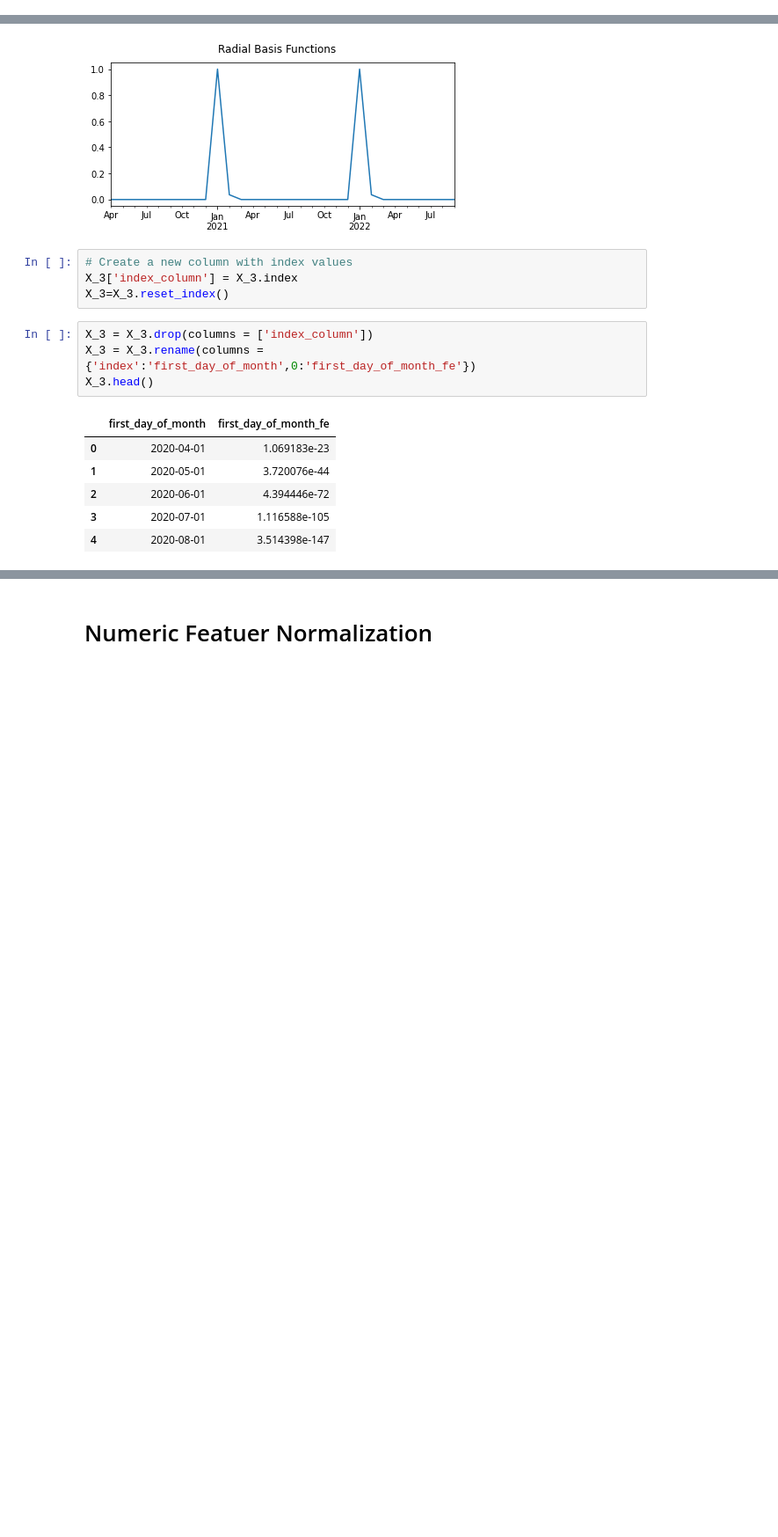
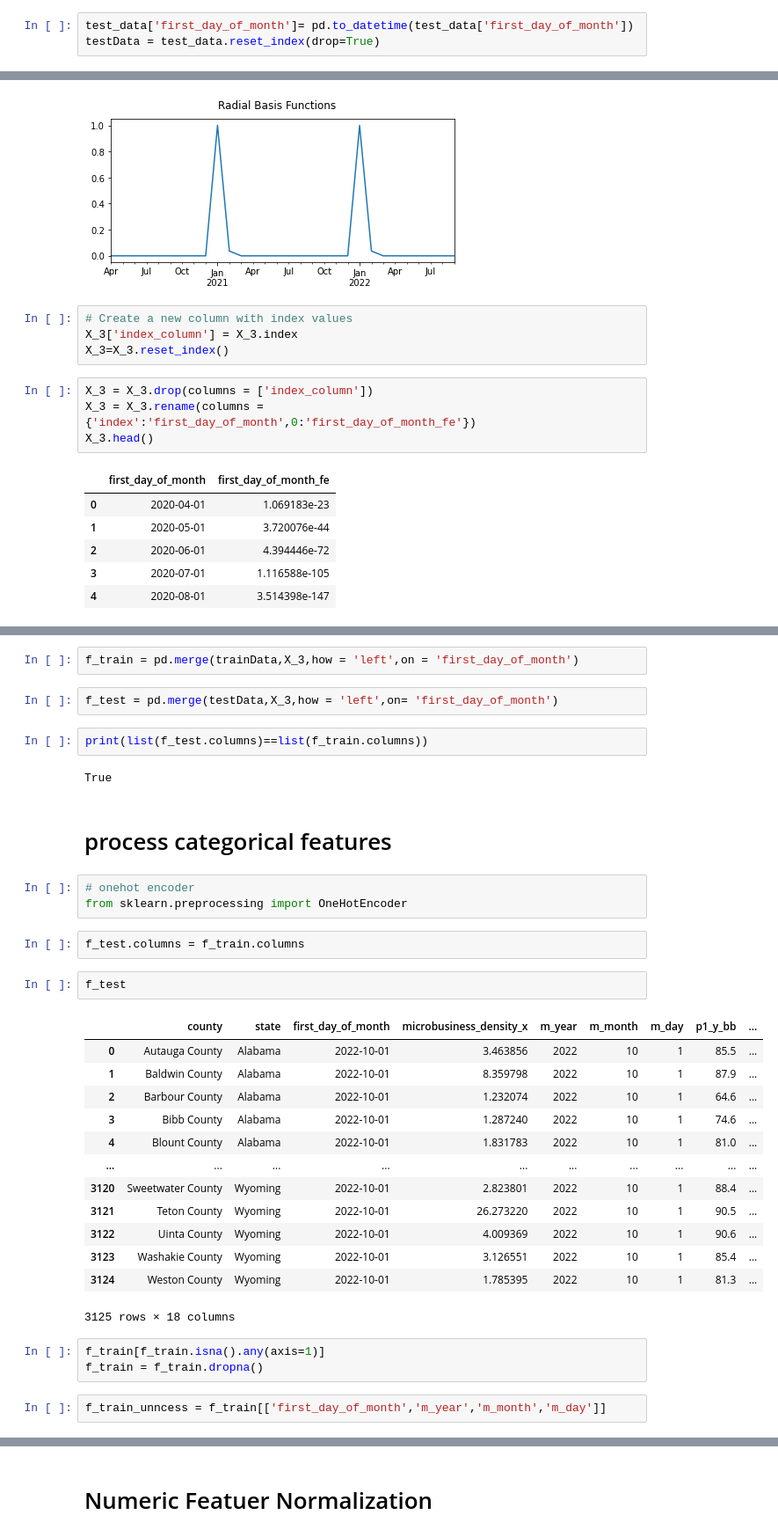
Before and after one commit to Joheun-Kang/microb, a Jupyter notebook: notebook/microb.ipynb, the cells around one changed output, grey strips where cells are left out. Shown: that part at 88% size. Saved outputs shown, nothing was run; the diff lists cells and outputs as text; blank space fills up the shorter version.

```diff
--- a/notebook/microb.ipynb
+++ b/notebook/microb.ipynb
@@ -740,0 +718,3 @@ trainData.head()
+# %%
+test_data['first_day_of_month']= pd.to_datetime(test_data['first_day_of_month'])
+testData = test_data.reset_index(drop=True)
@@ -773,0 +767,36 @@ X_3.head()
+# %%
+f_train = pd.merge(trainData,X_3,how = 'left',on = 'first_day_of_month')
+# %%
+f_test = pd.merge(testData,X_3,how = 'left',on= 'first_day_of_month')
+# %%
+print(list(f_test.columns)==list(f_train.columns))
+# %% [output]
+True
+# %% [markdown]
+# process categorical features
+# %%
+# onehot encoder
+from sklearn.preprocessing import OneHotEncoder
+# %%
+f_test.columns = f_train.columns
+# %%
+f_test
+# %% [output]
+|  | county | state | first_day_of_month | microbusiness_density_x | m_year | m_month | m_day | p1_y_bb | ... |
+| 0 | Autauga County | Alabama | 2022-10-01 | 3.463856 | 2022 | 10 | 1 | 85.5 | ... |
+| 1 | Baldwin County | Alabama | 2022-10-01 | 8.359798 | 2022 | 10 | 1 | 87.9 | ... |
+| 2 | Barbour County | Alabama | 2022-10-01 | 1.232074 | 2022 | 10 | 1 | 64.6 | ... |
+| 3 | Bibb County | Alabama | 2022-10-01 | 1.287240 | 2022 | 10 | 1 | 74.6 | ... |
+| 4 | Blount County | Alabama | 2022-10-01 | 1.831783 | 2022 | 10 | 1 | 81.0 | ... |
+| ... | ... | ... | ... | ... | ... | ... | ... | ... | ... |
+| 3120 | Sweetwater County | Wyoming | 2022-10-01 | 2.823801 | 2022 | 10 | 1 | 88.4 | ... |
+| 3121 | Teton County | Wyoming | 2022-10-01 | 26.273220 | 2022 | 10 | 1 | 90.5 | ... |
+| 3122 | Uinta County | Wyoming | 2022-10-01 | 4.009369 | 2022 | 10 | 1 | 90.6 | ... |
+| 3123 | Washakie County | Wyoming | 2022-10-01 | 3.126551 | 2022 | 10 | 1 | 85.4 | ... |
+| 3124 | Weston County | Wyoming | 2022-10-01 | 1.785395 | 2022 | 10 | 1 | 81.3 | ... |
+3125 rows × 18 columns
+# %%
+f_train[f_train.isna().any(axis=1)]
+f_train = f_train.dropna()
+# %%
+f_train_unncess = f_train[['first_day_of_month','m_year','m_month','m_day']]
```
Also changed, not shown: parts of 39 cells of this notebook.
